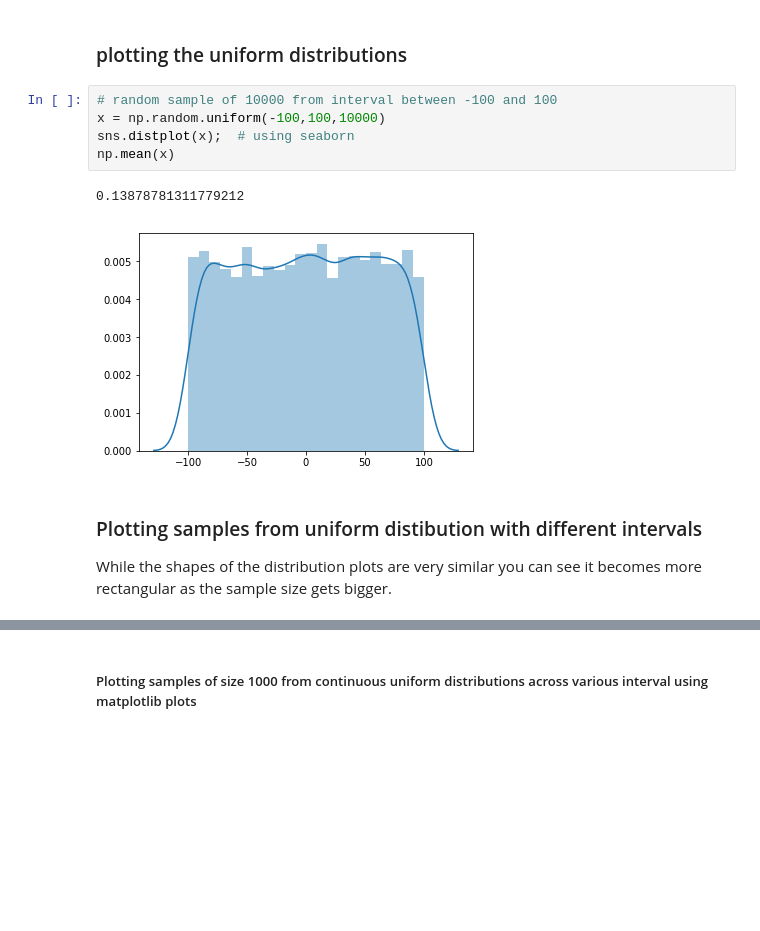
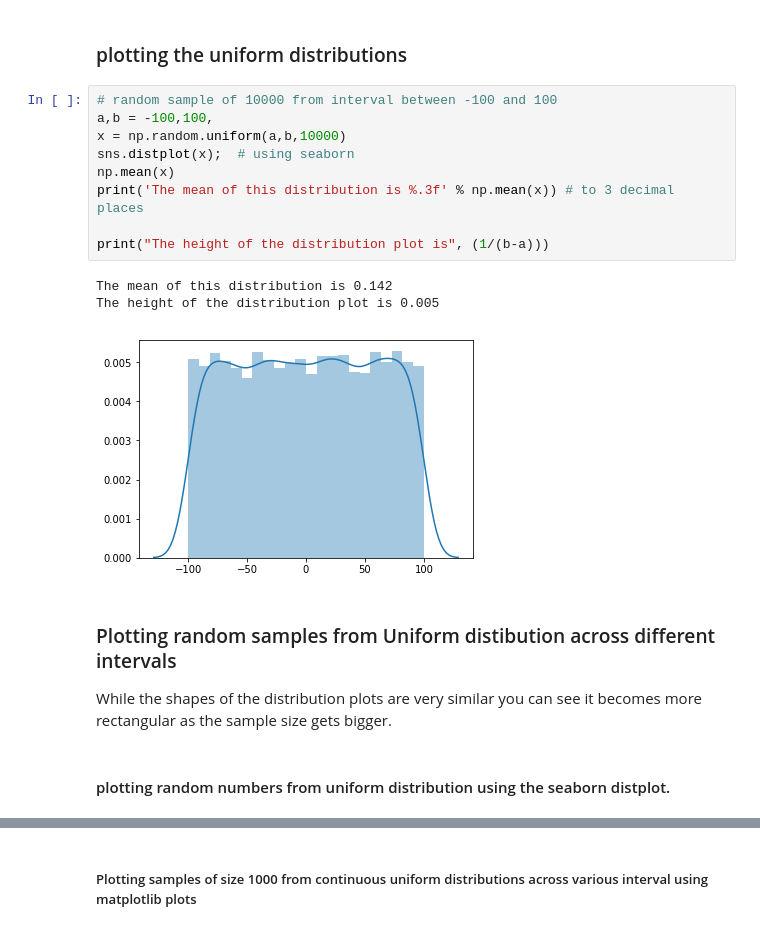
Before and after one commit to angela1C/Programming-for-Data-Analysis-numpy.random-project-2019, a Jupyter notebook: NumpyRandom.ipynb, the cells around one changed output, grey strips where cells are left out. Saved outputs shown, nothing was run; the diff lists cells and outputs as text; blank space fills up the shorter version.

```diff
--- a/NumpyRandom.ipynb
+++ b/NumpyRandom.ipynb
@@ -1088,16 +1099,23 @@ print(np.mean(x)) # this should be
 ### plotting the uniform distributions
 # %%
 # random sample of 10000 from interval between -100 and 100
-x = np.random.uniform(-100,100,10000)
+a,b = -100,100,
+x = np.random.uniform(a,b,10000)
 sns.distplot(x);  # using seaborn
 np.mean(x)
+print('The mean of this distribution is %.3f' % np.mean(x)) # to 3 decimal places
+
+print("The height of the distribution plot is", (1/(b-a)))
 # %% [output]
-0.13878781311779212
+The mean of this distribution is 0.142
+The height of the distribution plot is 0.005
-[figure, old version]
+[figure, new version]
 # %% [markdown]
-### Plotting samples from uniform distibution with different intervals
+### Plotting random samples from Uniform distibution across different intervals
 
 While the shapes of the distribution plots are very similar you can see it becomes more rectangular as the sample size gets bigger.
+# %% [markdown]
+#### plotting random numbers from uniform distribution using the seaborn distplot.
 # %%
 # Set up the matplotlib figure
 f, axes = plt.subplots(2, 2, figsize=(10, 6), sharex=False)
```
Also changed, not shown: parts of 26 cells of this notebook, 1 other file.
